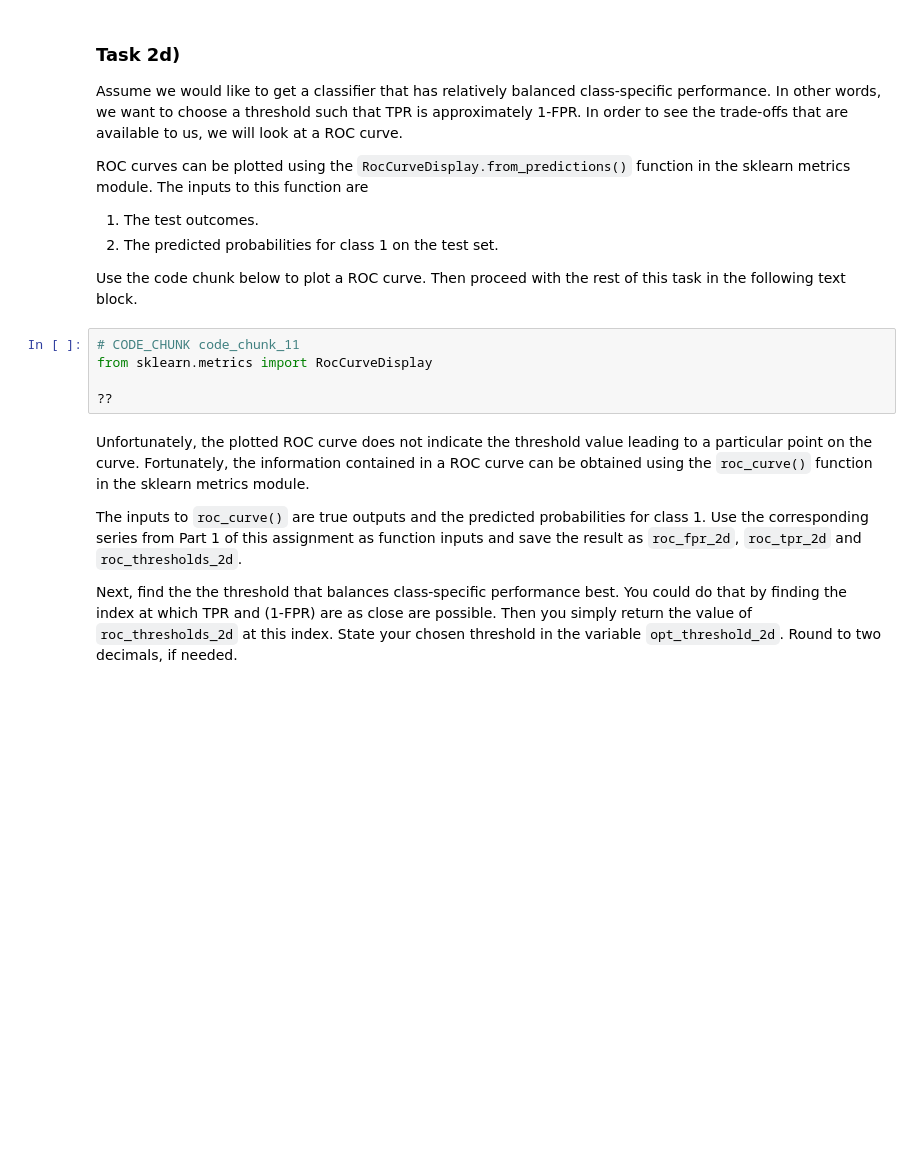
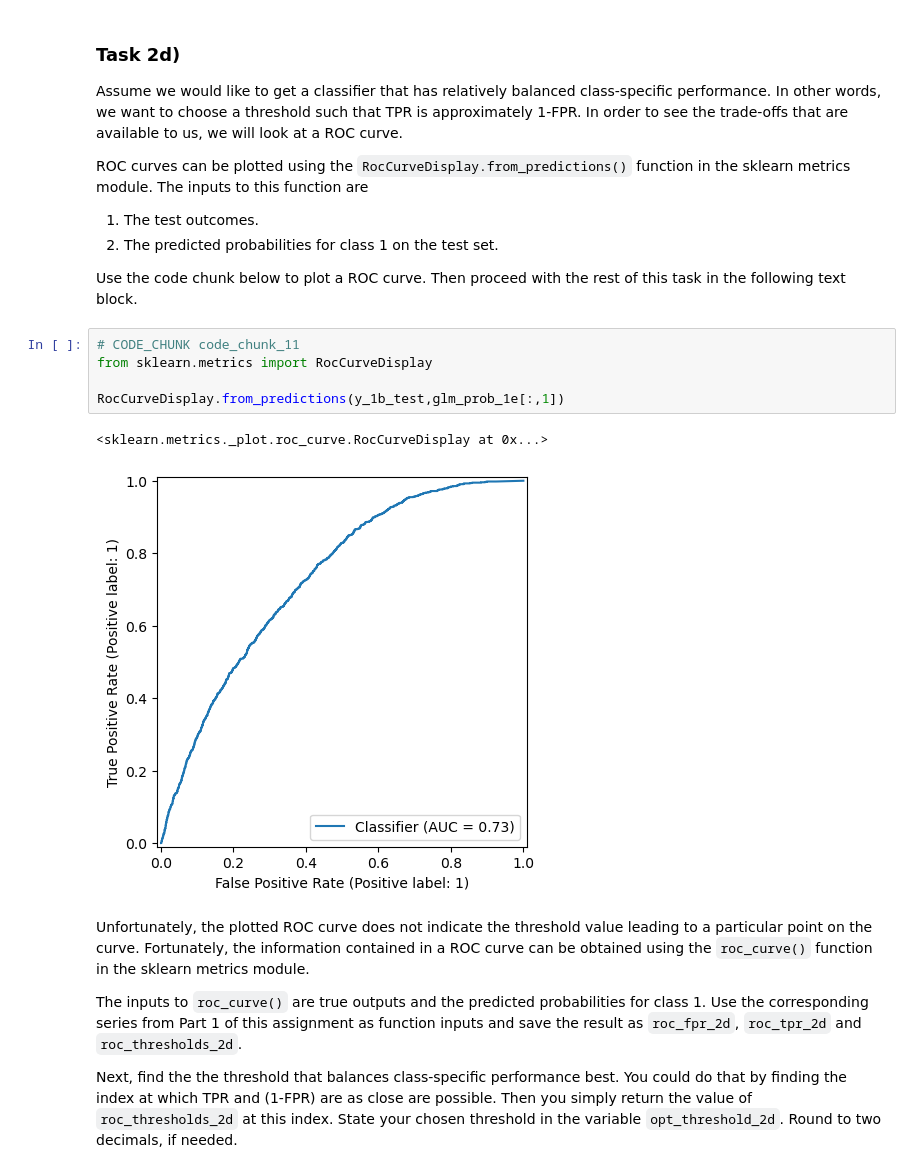
Before and after one commit to sarakopelman/STAN51, a Jupyter notebook: A2/A2_group23.ipynb, the cells around one changed output. Cells and saved outputs as stored; diff of their text form; blank space fills up the shorter version.

```diff
--- a/A2/A2_group23.ipynb
+++ b/A2/A2_group23.ipynb
@@ -214,8 +221,11 @@ Use the code chunk below to plot a ROC curve. Then proceed with the rest of this
 # %%
 # CODE_CHUNK code_chunk_11
 from sklearn.metrics import RocCurveDisplay
 
-??
+RocCurveDisplay.from_predictions(y_1b_test,glm_prob_1e[:,1])
+# %% [output]
+<sklearn.metrics._plot.roc_curve.RocCurveDisplay at 0x...>
+[figure, added]
 # %% [markdown]
 Unfortunately, the plotted ROC curve does not indicate the threshold value leading to a particular point on the curve. Fortunately, the information contained in a ROC curve can be obtained using the `roc_curve()` function in the sklearn metrics module.
 
```
Also changed, not shown: parts of 5 cells of this notebook.
